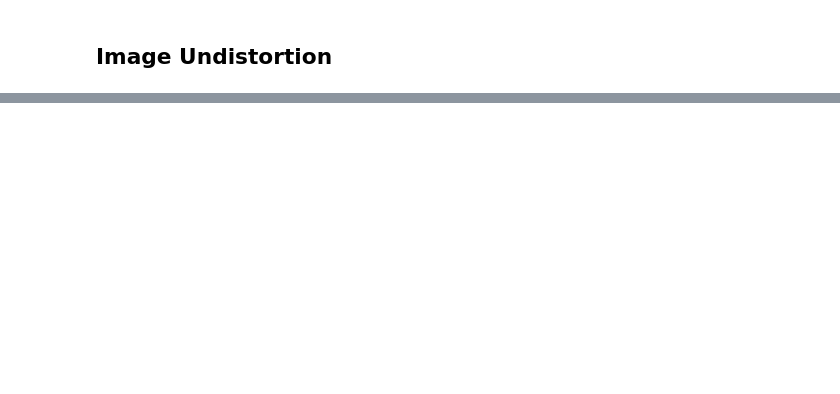
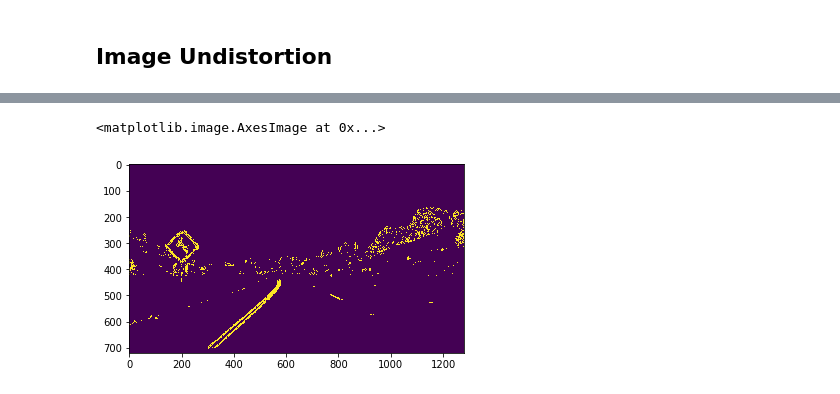
Before and after one commit to NYJiaxing/Udacity-Advance-Lane-Line-Finding-Project, a Jupyter notebook: Advanced Lane Finding.ipynb, the cells around one changed output, grey strips where cells are left out. Drawn from its saved outputs; the diff is of its cells as text; code cells hidden in the pictures; blank space fills up the shorter version.

```diff
--- a/Advanced Lane Finding.ipynb
+++ b/Advanced Lane Finding.ipynb
@@ -87,0 +139,42 @@ NameError: name 'impoints' is not defined
+# %%
+def binary_image(img, sobel_kernel=3, sc_thresh=(25, 255), sx_thresh=(20, 150)):
+    binary_img = np.copy(img)
+    hls = cv2.cvtColor(binary_img, cv2.COLOR_RGB2HLS)
+
+    #find H, L, S channel sparately
+    H_channel = hls[:,:,0]
+    L_channel = hls[:,:,1]
+    S_channel = hls[:,:,2]
+
+    #Using Sobel method to find gradient in x and y direction
+    sobel_x = cv2.Sobel(S_channel, cv2.CV_64F, 1, 0, ksize = sobel_kernel)
+    sobel_y = cv2.Sobel(S_channel, cv2.CV_64F, 0, 1, ksize = sobel_kernel)
+
+    sobel_x_abs = np.absolute(sobel_x)
+    sobel_y_abs = np.absolute(sobel_y)
+
+    #scale the output to 8-bit image
+    scaled_sobel = np.uint8(255*sobel_x_abs/np.max(sobel_x_abs))
+
+    #Threshold color channel
+    s_binary = np.zeros_like(S_channel)
+    s_binary[(scaled_sobel > sc_thresh[0]) & (scaled_sobel < sc_thresh[1])] = 1
+
+    #Threhold x gradient
+    sx_binary = np.zeros_like(scaled_sobel)
+    sx_binary[(scaled_sobel > sx_thresh[0]) & (scaled_sobel < sx_thresh[1])] = 1
+
+    # Stack each channel up
+    color_binary = np.dstack((np.zeros_like(sx_binary), sx_binary, s_binary))* 255
+
+    # Combine the two binary thresholds
+    combined_binary = np.zeros_like(sx_binary)
+    combined_binary[(s_binary == 1) | (sx_binary == 1)] = 1
+
+    return combined_binary
+
+result = binary_image(img_undistort)
+plt.imshow(result)
+# %% [output]
+<matplotlib.image.AxesImage at 0x...>
+[figure, added]
```
Also changed, not shown: parts of 21 cells of this notebook.
